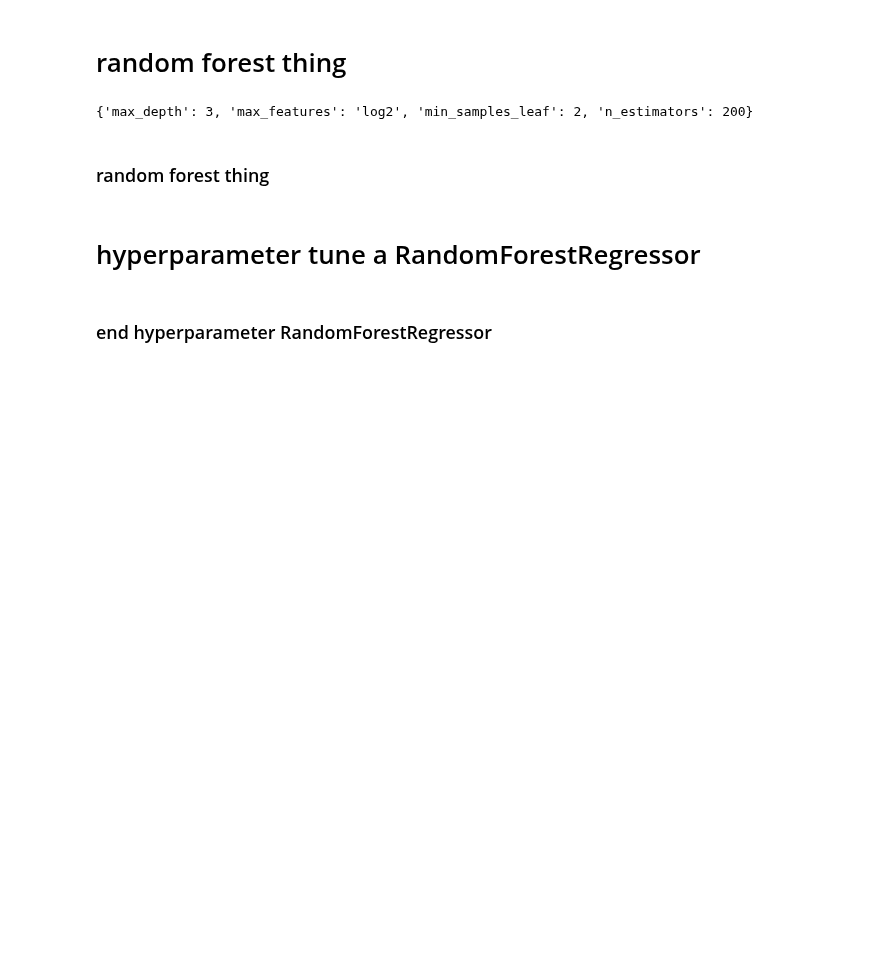
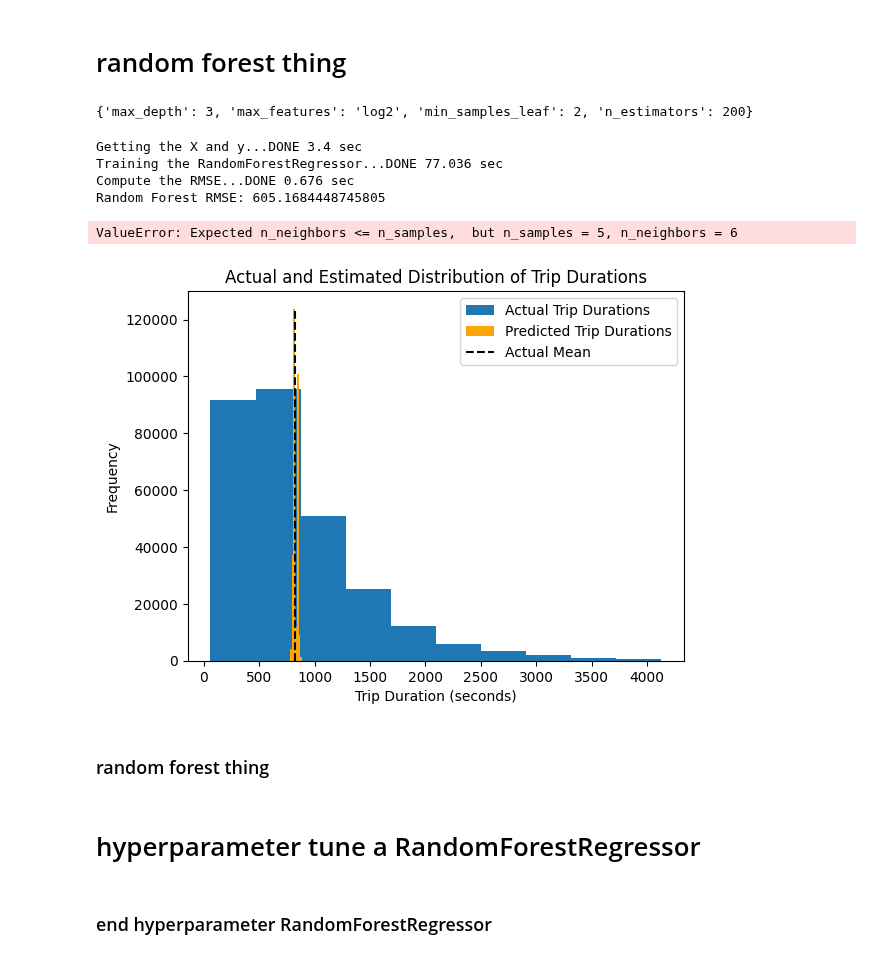
Before and after one commit to jeffxhansen/NYC_Taxi_Trip_Duration, a Jupyter notebook: jeff.ipynb, the cells around one changed output. Drawn from its saved outputs; the diff is of its cells as text; code cells hidden in the pictures; blank space fills up the shorter version.

```diff
--- a/jeff.ipynb
+++ b/jeff.ipynb
@@ -37,6 +40,69 @@ best_params = rf_grid_search.best_params_
 print(best_params)
 # %% [output]
 {'max_depth': 3, 'max_features': 'log2', 'min_samples_leaf': 2, 'n_estimators': 200}
+# %%
+p("Getting the X and y")
+X, y = get_X_y()
+feature_X = generate_features(X, y)
+feature_X = feature_X.drop(columns=['pickup_datetime'])
+X_train, X_test, y_train, y_test = train_test_split(feature_X, y, test_size=0.2, random_state=42)
+p()
+
+p("Training the RandomForestRegressor")
+rf = RandomForestRegressor(**best_params)
+rf.fit(X_train, y_train)
+p()
+
+p("Compute the RMSE")
+y_pred = rf.predict(X_test)
+rf_rmse = mean_squared_error(y_test, y_pred, squared=False)
+p()
+
+print(f'Random Forest RMSE: {rf_rmse}')
+# %% [output]
+Getting the X and y...DONE 3.4 sec
+Training the RandomForestRegressor...DONE 77.036 sec
+Compute the RMSE...DONE 0.676 sec
+Random Forest RMSE: 605.1684448745805
+# %%
+from imblearn.over_sampling import SMOTE
+smote = SMOTE(sampling_strategy='auto', random_state=42)
+X_resampled, y_resampled = smote.fit_resample(feature_X, y)
+
+plt.hist(y, bins=100, alpha=0.5)
+plt.hist(y_resampled, bins=100, alpha=0.5)
+plt.show()
+# %% [output]
+ValueError: Expected n_neighbors <= n_samples,  but n_samples = 5, n_neighbors = 6
+# %%
+def plot_actual_vs_predicted_distributions(show=False):
+    # plot a histogram of the actual trip duration distribution in the test set
+    # and compute the mean
+    counts, bins, patches = plt.hist(y_test, label='Actual Trip Durations')
+    actual_mean = np.mean(y_test)
+
+    # plot a histogram of the predicted trip duration distribution on the test set
+    counts_pred, bins_pred, pathces_pred = plt.hist(y_pred, label='Predicted Trip Durations', color='orange')
+
+    # plot a verticle line at the actual mean of the distribution
+    top = max(np.max(counts), np.max(counts_pred))
+    plt.vlines([actual_mean], 0, top, color='black', linestyles='dashed', label='Actual Mean')
+
+    # set other plot parameters and show the plot
+    plt.legend()
+    plt.title("Actual and Estimated Distribution of Trip Durations")
+    plt.xlabel("Trip Duration (seconds)")
+    plt.ylabel("Frequency")
+    plt.savefig('images/actual_vs_predicted.png')
+
+    if show:
+        plt.show()
+    else:
+        plt.clf()
+
+plot_actual_vs_predicted_distributions(show=True)
+# %% [output]
+[figure, added]
 # %% [markdown]
 ### random forest thing
 # %% [markdown]
```
Also changed, not shown: parts of 7 cells of this notebook, 2 other files.
